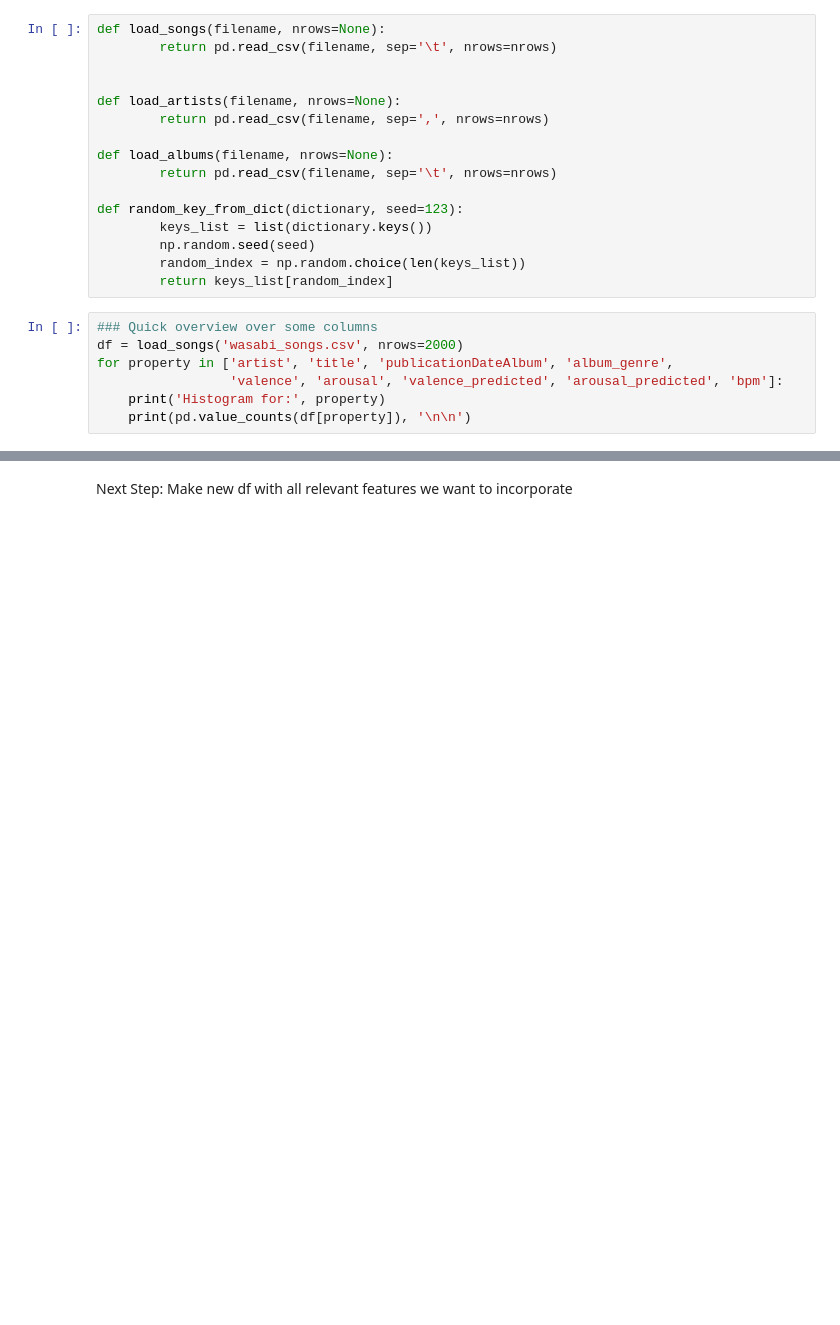
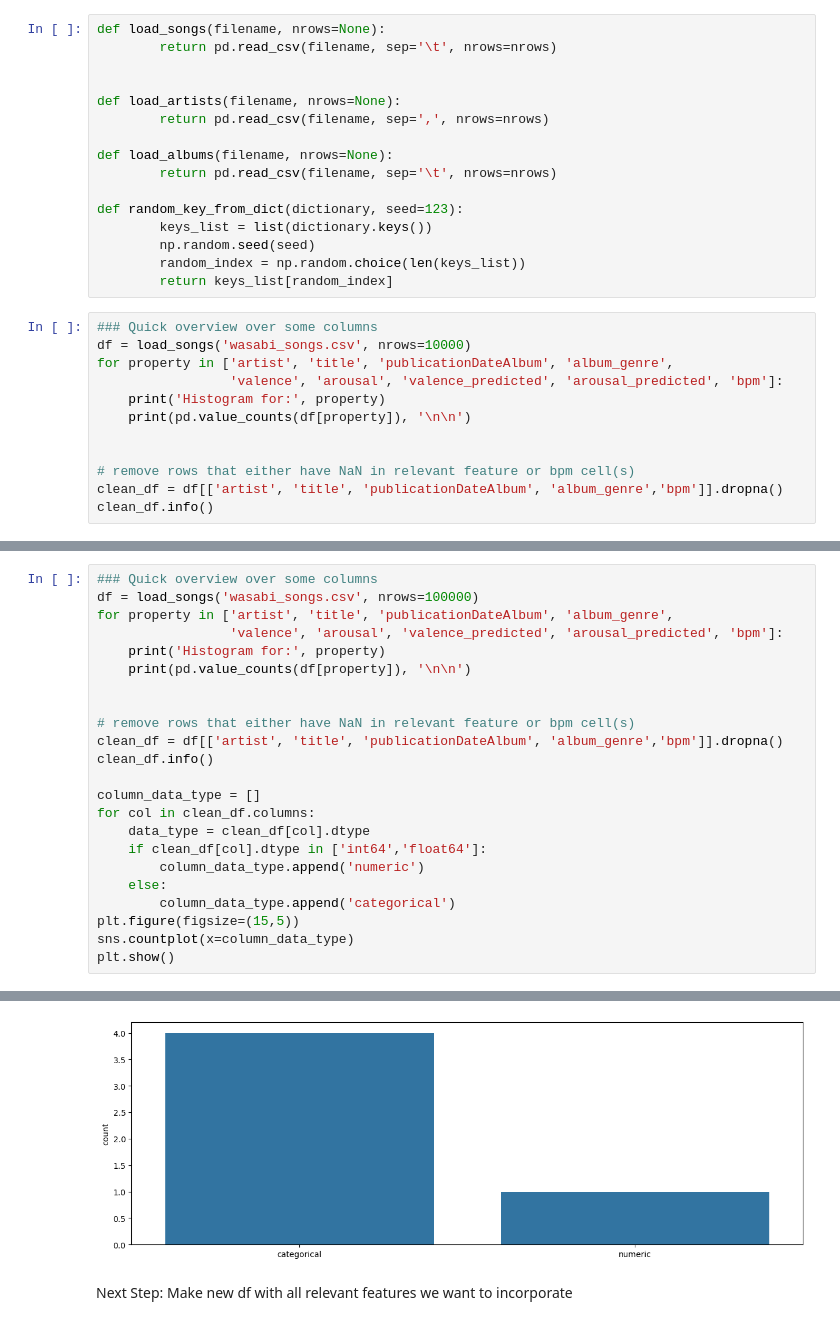
Before and after one commit to sbcodes/wasabiwip, a Jupyter notebook: wasabi_test.ipynb, the cells around one changed output, grey strips where cells are left out. Cells and saved outputs as stored; diff of their text form; blank space fills up the shorter version.

```diff
--- a/wasabi_test.ipynb
+++ b/wasabi_test.ipynb
@@ -37,11 +46,16 @@ def random_key_from_dict(dictionary, seed=123):
         return keys_list[random_index]
 # %%
 ### Quick overview over some columns
-df = load_songs('wasabi_songs.csv', nrows=2000)
+df = load_songs('wasabi_songs.csv', nrows=10000)
 for property in ['artist', 'title', 'publicationDateAlbum', 'album_genre',
                  'valence', 'arousal', 'valence_predicted', 'arousal_predicted', 'bpm']:
     print('Histogram for:', property)
     print(pd.value_counts(df[property]), '\n\n')
+
+
+# remove rows that either have NaN in relevant feature or bpm cell(s)
+clean_df = df[['artist', 'title', 'publicationDateAlbum', 'album_genre','bpm']].dropna()
+clean_df.info()
 # %% [output]
 Histogram for: artist
 artist
@@ -62,0 +77,24 @@ Name: count, Length: 248, dtype: int64
+# %%
+### Quick overview over some columns
+df = load_songs('wasabi_songs.csv', nrows=100000)
+for property in ['artist', 'title', 'publicationDateAlbum', 'album_genre',
+                 'valence', 'arousal', 'valence_predicted', 'arousal_predicted', 'bpm']:
+    print('Histogram for:', property)
+    print(pd.value_counts(df[property]), '\n\n')
+
+
+# remove rows that either have NaN in relevant feature or bpm cell(s)
+clean_df = df[['artist', 'title', 'publicationDateAlbum', 'album_genre','bpm']].dropna()
+clean_df.info()
+
+column_data_type = []
+for col in clean_df.columns:
+    data_type = clean_df[col].dtype
+    if clean_df[col].dtype in ['int64','float64']:
+        column_data_type.append('numeric')
+    else:
+        column_data_type.append('categorical')
+plt.figure(figsize=(15,5))
+sns.countplot(x=column_data_type)
+plt.show()
+# %% [output]
@@ -63,3 +118,4 @@ Name: count, Length: 248, dtype: int64
+[figure, added]
 # %% [markdown]
 Next Step: Make new df with all relevant features we want to incorporate
 # %%
```
Also changed, not shown: parts of 6 cells of this notebook.
